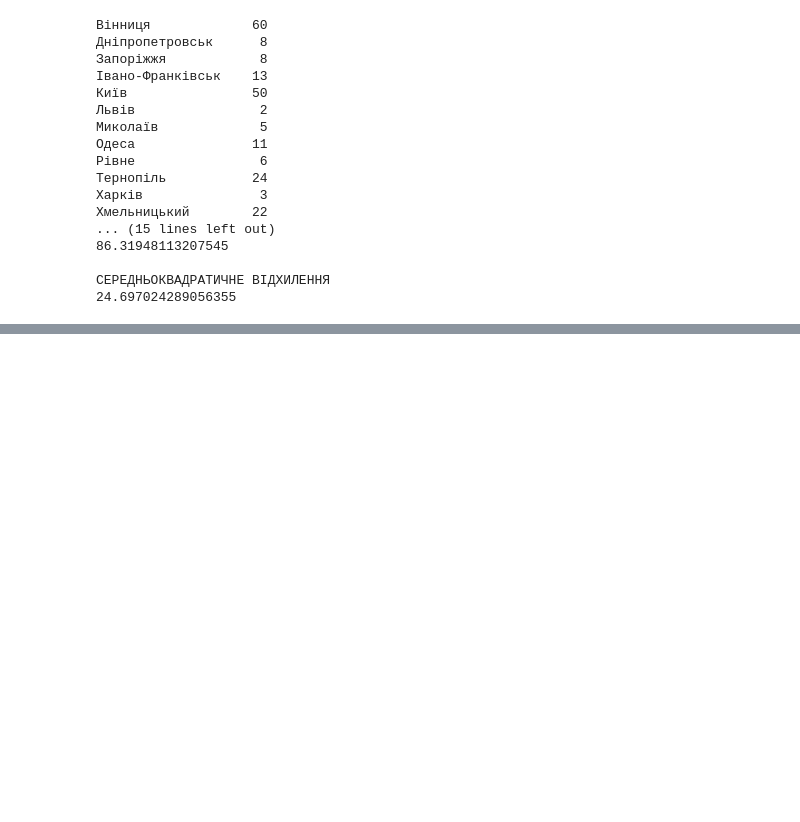
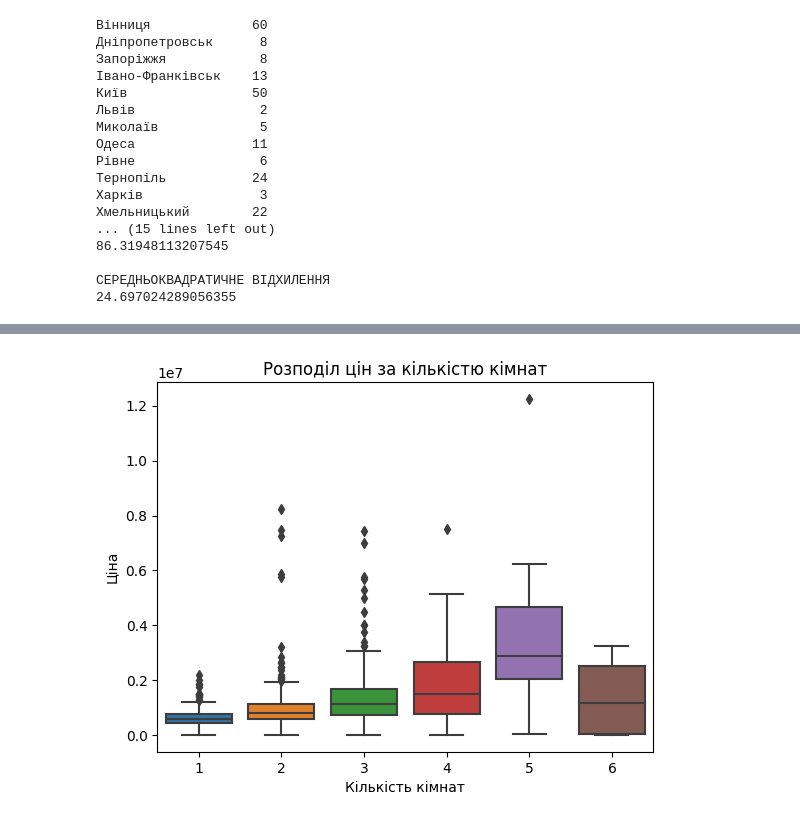
Before and after one commit to kn201dvv/DataAnalys, a Jupyter notebook: lab5.ipynb, the cells around one changed output, grey strips where cells are left out. Cells and saved outputs as stored; diff of their text form; code cells hidden in the pictures; blank space fills up the shorter version.

```diff
--- a/lab5.ipynb
+++ b/lab5.ipynb
@@ -137,0 +156,8 @@ print( data['Загальна_площа'].std())
+# %%
+sns.boxplot(x='Кімнат', y='Ціна', data=data)
+plt.xlabel('Кількість кімнат')
+plt.ylabel('Ціна')
+plt.title('Розподіл цін за кількістю кімнат')
+plt.show()
+# %% [output]
+[figure, added]
```
Also changed, not shown: parts of 24 cells of this notebook.
